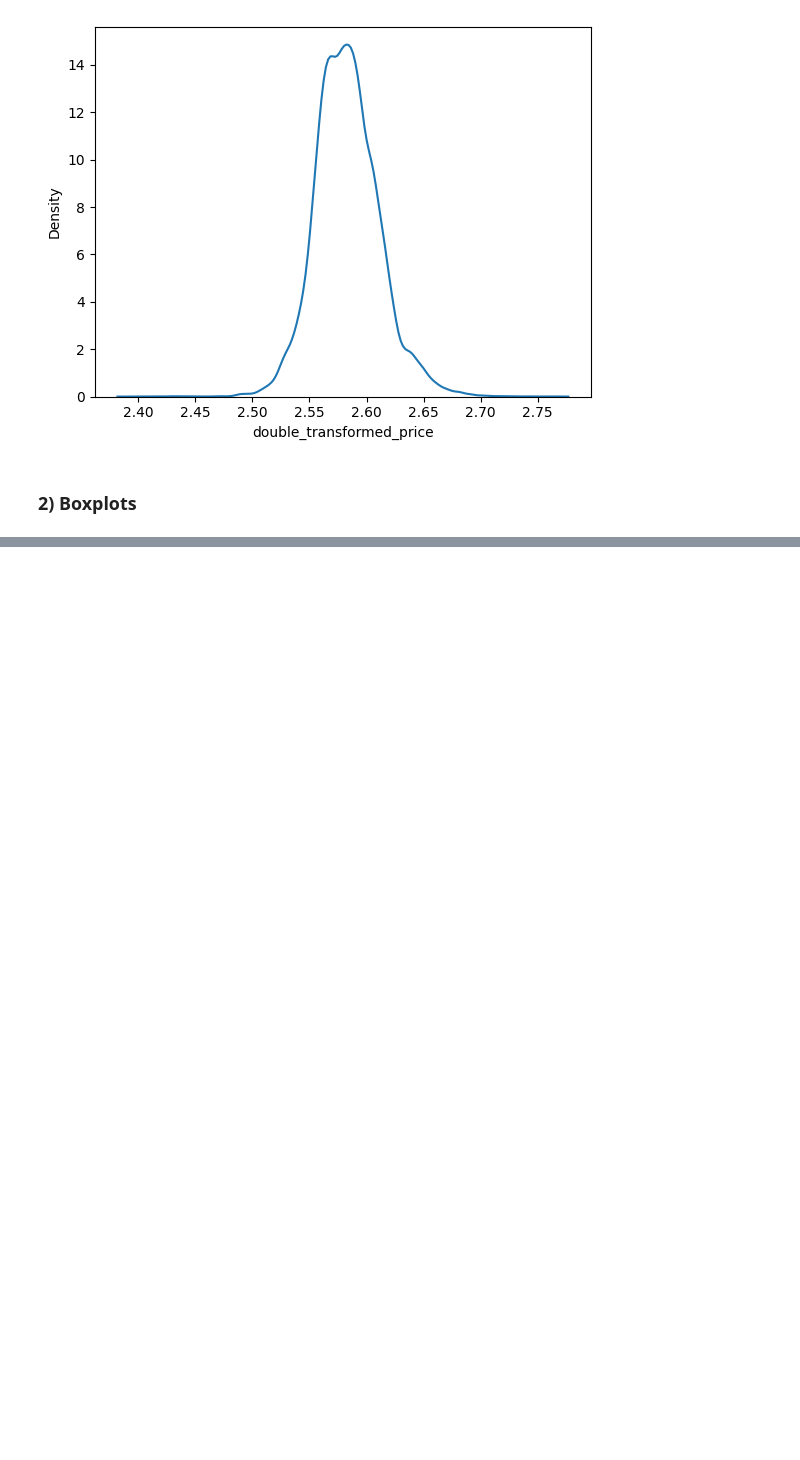
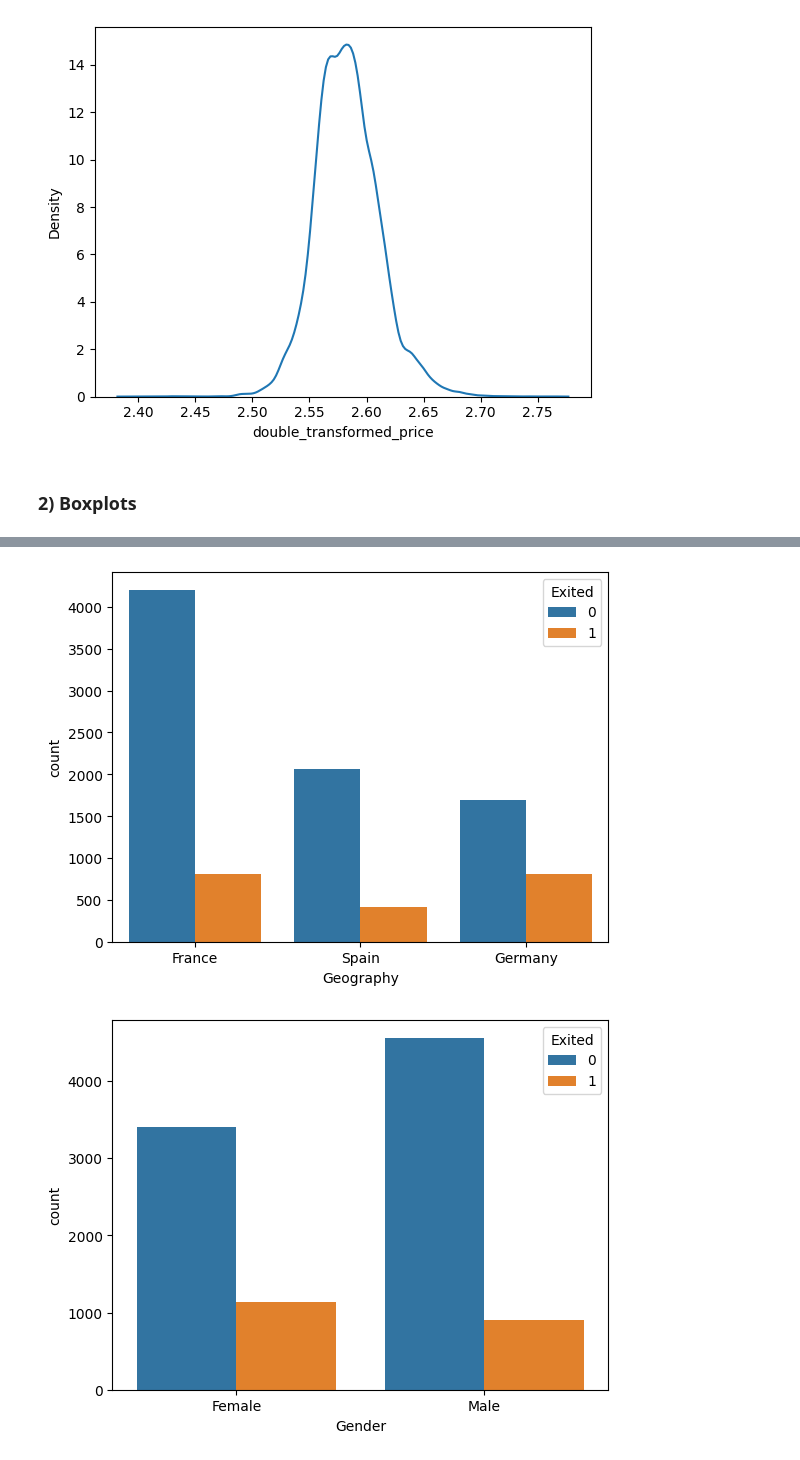
Before and after one commit to abrarshahok/Python-Practice, a Jupyter notebook: Data Analysis & Visualization/EDA/eda_practice.ipynb, the cells around one changed output, grey strips where cells are left out. Drawn from its saved outputs; the diff is of its cells as text; code cells hidden in the pictures; blank space fills up the shorter version.

```diff
--- a/Data Analysis & Visualization/EDA/eda_practice.ipynb
+++ b/Data Analysis & Visualization/EDA/eda_practice.ipynb
@@ -596,0 +626,2 @@ sns.kdeplot(df.double_transformed_price)
+# %%
+new_data = data[['Geography', 'Gender', 'Exited']]
@@ -596,0 +637,7 @@ sns.kdeplot(df.double_transformed_price)
+# %%
+for i, x in enumerate(new_data.drop(columns=['Exited'])):
+    plt.figure()
+    sns.countplot(new_data, x=x, hue='Exited')
+# %% [output]
+[figure, added]
+[figure, added]
```
Also changed, not shown: parts of 38 cells of this notebook, 10 other files.
